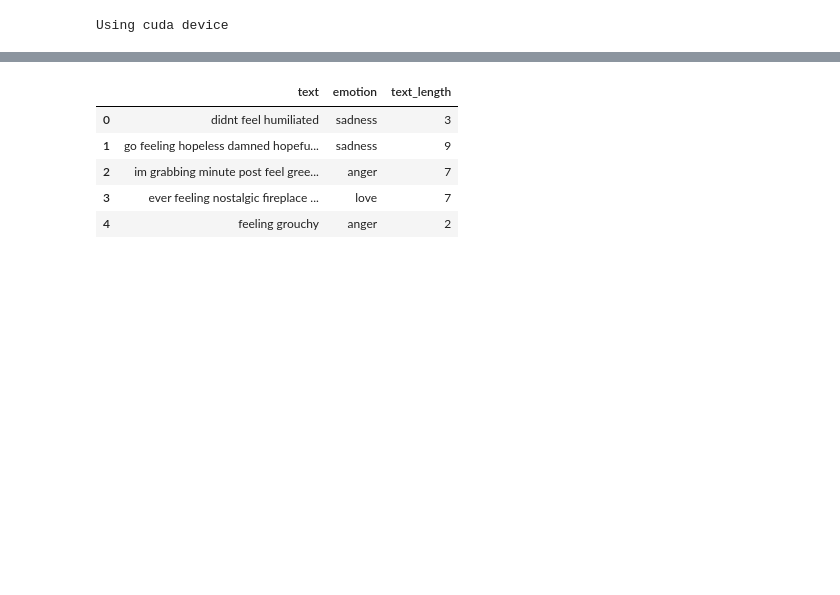
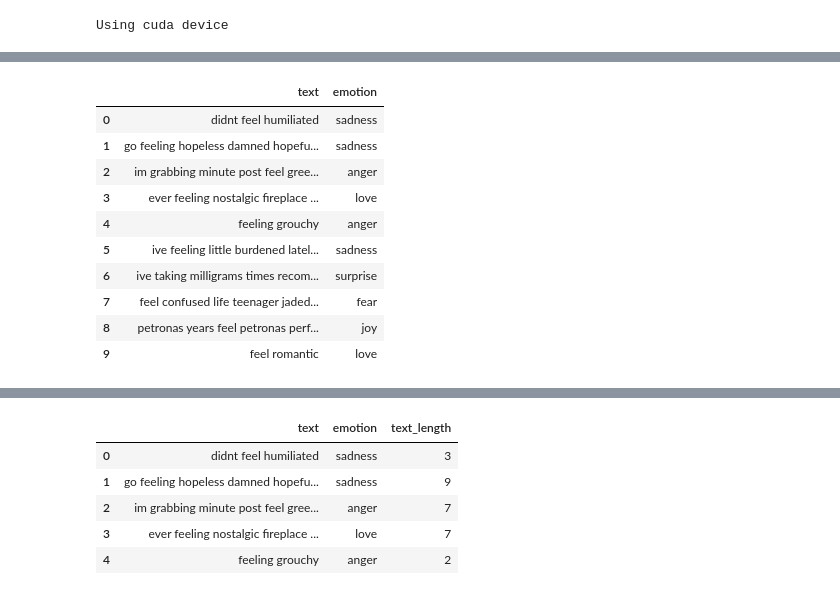
Before and after one commit to carrotbeetrice/cds-project, a Jupyter notebook: models/BiLSTM_PretrainedEmbedding.ipynb, the cells around one changed output, grey strips where cells are left out. Saved outputs shown, nothing was run; the diff lists cells and outputs as text; code cells hidden in the pictures; blank space fills up the shorter version.

```diff
--- a/models/BiLSTM_PretrainedEmbedding.ipynb
+++ b/models/BiLSTM_PretrainedEmbedding.ipynb
@@ -22,7 +21,21 @@ Reading dataset from path ../data/emotions-nlp/
 # %%
 # Import dataset
 import pandas as pd
-columns = ['text', 'emotion']
-df_train = pd.read_csv(data_path + 'train.txt', header=None, sep=';', names=columns, encoding='utf-8')
-df_test = pd.read_csv(data_path + 'test.txt', header=None, sep=';', names=columns, encoding='utf-8')
-df_val = pd.read_csv(data_path + 'val.txt', header=None, sep=';', names=columns, encoding='utf-8')
+
+df_train = pd.read_csv(data_path + 'processed_train.csv')
+df_test = pd.read_csv(data_path + 'processed_test.csv')
+df_val = pd.read_csv(data_path + 'processed_val.csv')
+
+df_train.head(10)
+# %% [output]
+|  | text | emotion |
+| 0 | didnt feel humiliated | sadness |
+| 1 | go feeling hopeless damned hopefu... | sadness |
+| 2 | im grabbing minute post feel gree... | anger |
+| 3 | ever feeling nostalgic fireplace ... | love |
+| 4 | feeling grouchy | anger |
+| 5 | ive feeling little burdened latel... | sadness |
+| 6 | ive taking milligrams times recom... | surprise |
+| 7 | feel confused life teenager jaded... | fear |
+| 8 | petronas years feel petronas perf... | joy |
+| 9 | feel romantic | love |
```
Also changed, not shown: parts of 14 cells of this notebook, 3 other files.
